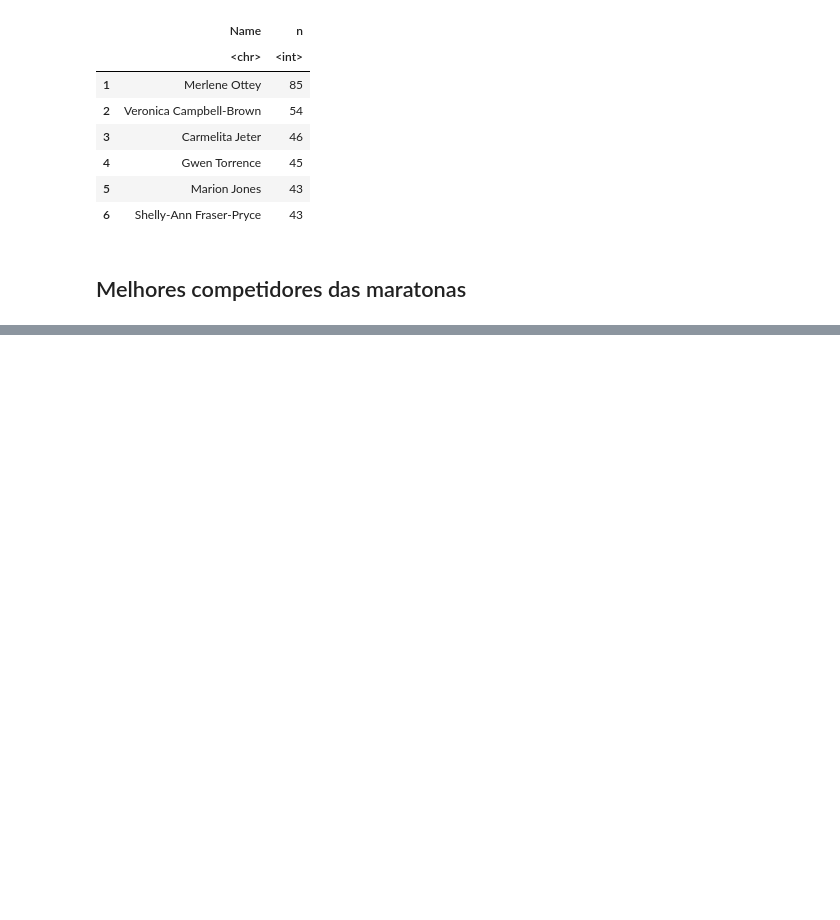
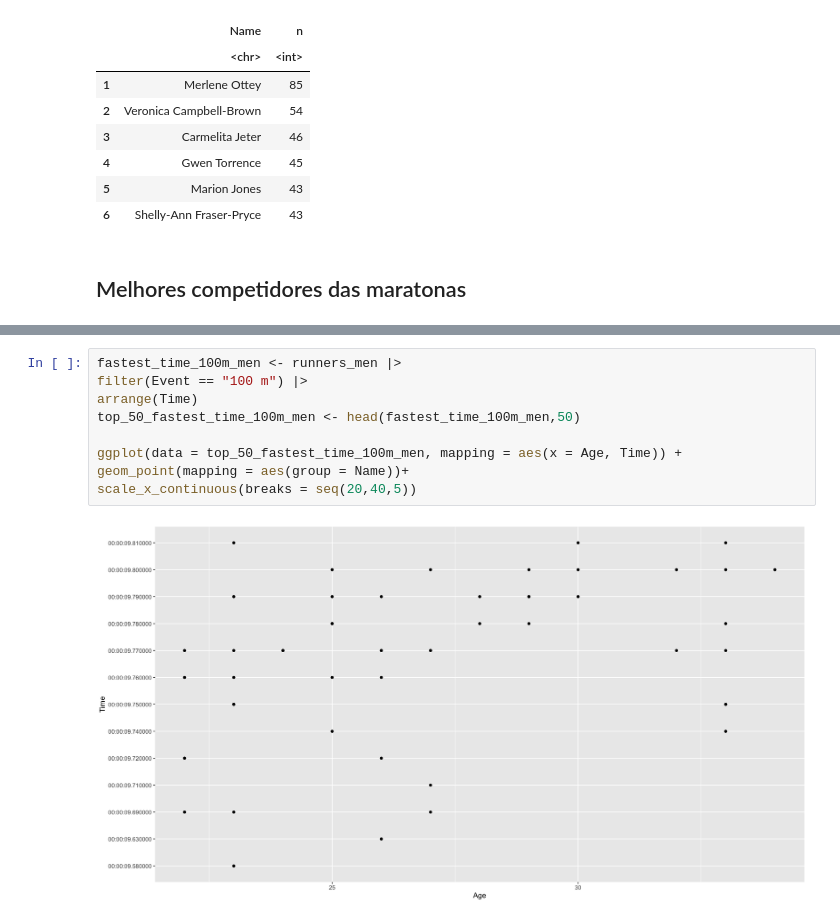
Before and after one commit to TomasLira/Sprint-and-Marathon-analysis, a Jupyter notebook: ExploratoryAnalysisRunners.ipynb, the cells around one changed output, grey strips where cells are left out. Drawn from its saved outputs; the diff is of its cells as text; blank space fills up the shorter version.

```diff
--- a/ExploratoryAnalysisRunners.ipynb
+++ b/ExploratoryAnalysisRunners.ipynb
@@ -315,0 +334,10 @@ A data.frame: 6 x 2
+# %%
+fastest_time_100m_men <- runners_men |>
+filter(Event == "100 m") |>
+arrange(Time)
+top_50_fastest_time_100m_men <- head(fastest_time_100m_men,50)
+
+ggplot(data = top_50_fastest_time_100m_men, mapping = aes(x = Age, Time)) + geom_point(mapping = aes(group = Name))+
+scale_x_continuous(breaks = seq(20,40,5))
+# %% [output]
+[figure, added]
```
Also changed, not shown: parts of 6 cells of this notebook.
